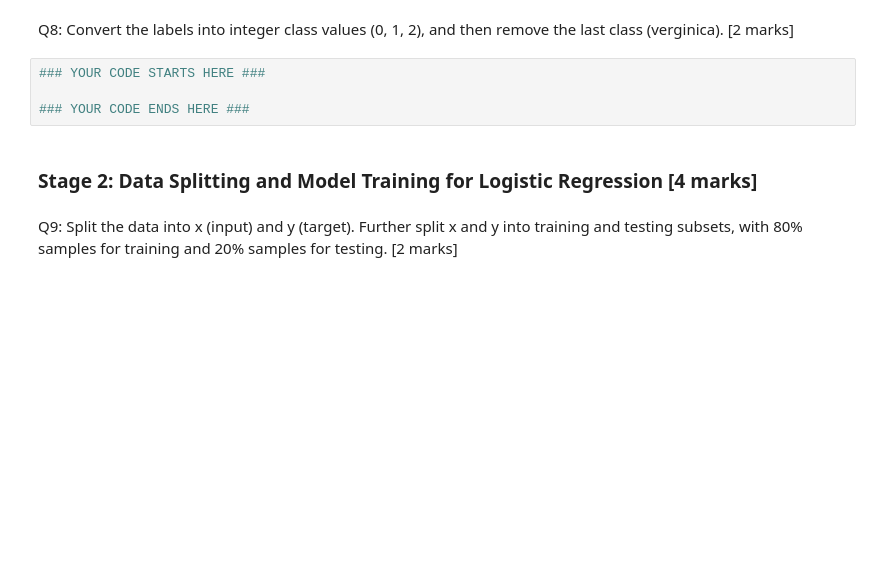
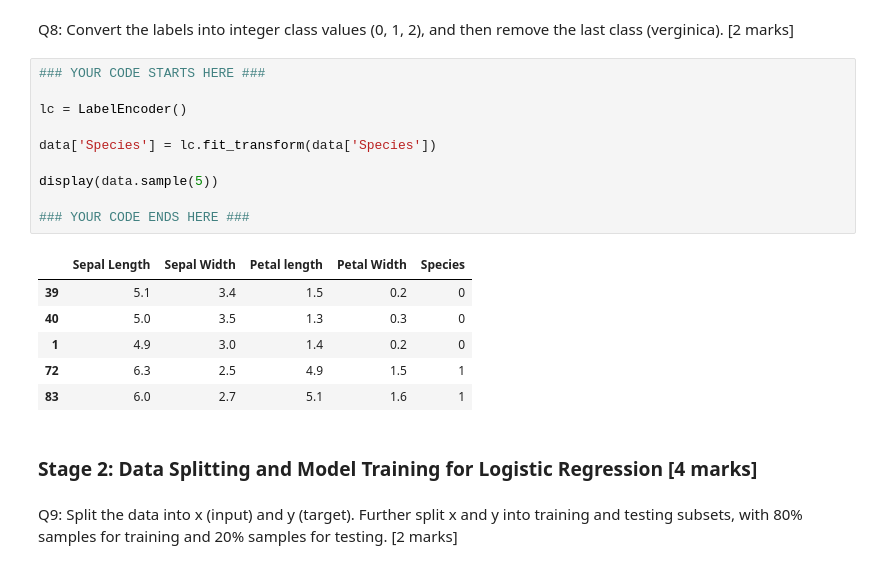
Before and after one commit to subhashiitb/IITKGP-ML, a Jupyter notebook: Assignment/Module1/Module -1 ML Assignment-Starter-Notebook.ipynb, the cells around one changed output. Saved outputs shown, nothing was run; the diff lists cells and outputs as text; blank space fills up the shorter version.

```diff
--- a/Assignment/Module1/Module -1 ML Assignment-Starter-Notebook.ipynb
+++ b/Assignment/Module1/Module -1 ML Assignment-Starter-Notebook.ipynb
@@ -163,7 +242,20 @@ Q8: Convert the labels into integer class values (0, 1, 2), and then remove the
 # %%
 ### YOUR CODE STARTS HERE ###
 
+lc = LabelEncoder()
+
+data['Species'] = lc.fit_transform(data['Species'])
+
+display(data.sample(5))
+
 ### YOUR CODE ENDS HERE ###
+# %% [output]
+|  | Sepal Length | Sepal Width | Petal length | Petal Width | Species |
+| 39 | 5.1 | 3.4 | 1.5 | 0.2 | 0 |
+| 40 | 5.0 | 3.5 | 1.3 | 0.3 | 0 |
+| 1 | 4.9 | 3.0 | 1.4 | 0.2 | 0 |
+| 72 | 6.3 | 2.5 | 4.9 | 1.5 | 1 |
+| 83 | 6.0 | 2.7 | 5.1 | 1.6 | 1 |
 # %% [markdown]
 ### Stage 2: Data Splitting and Model Training for Logistic Regression [4 marks]
 # %% [markdown]
```
Also changed, not shown: parts of 8 cells of this notebook.
